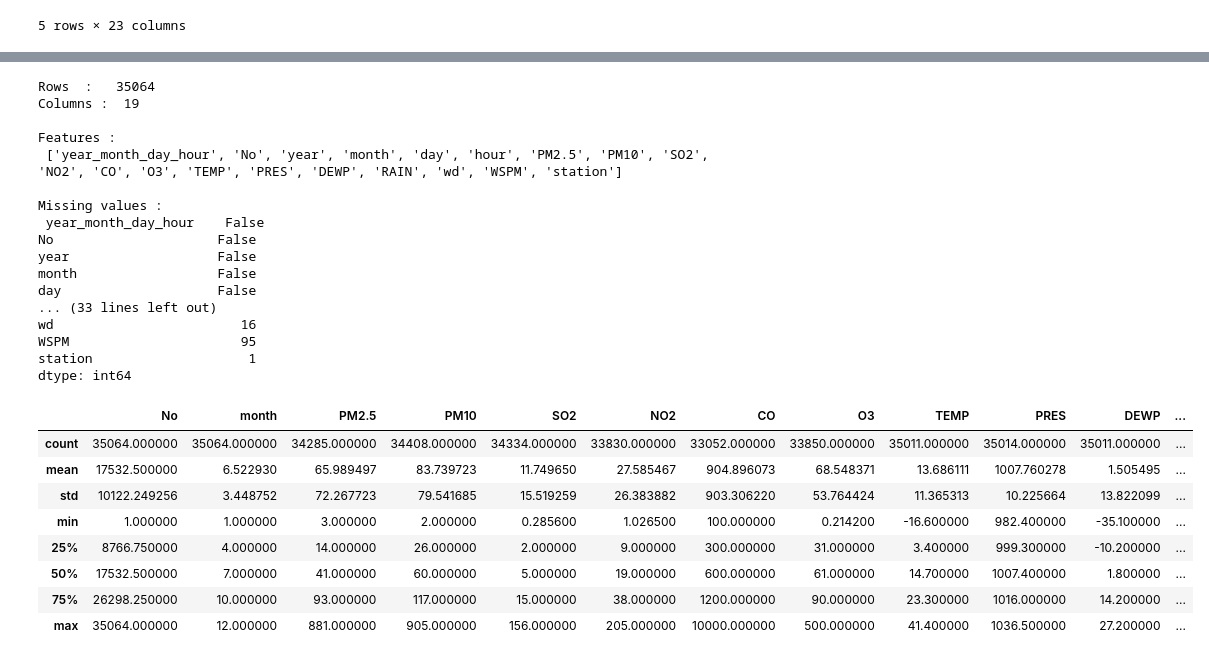
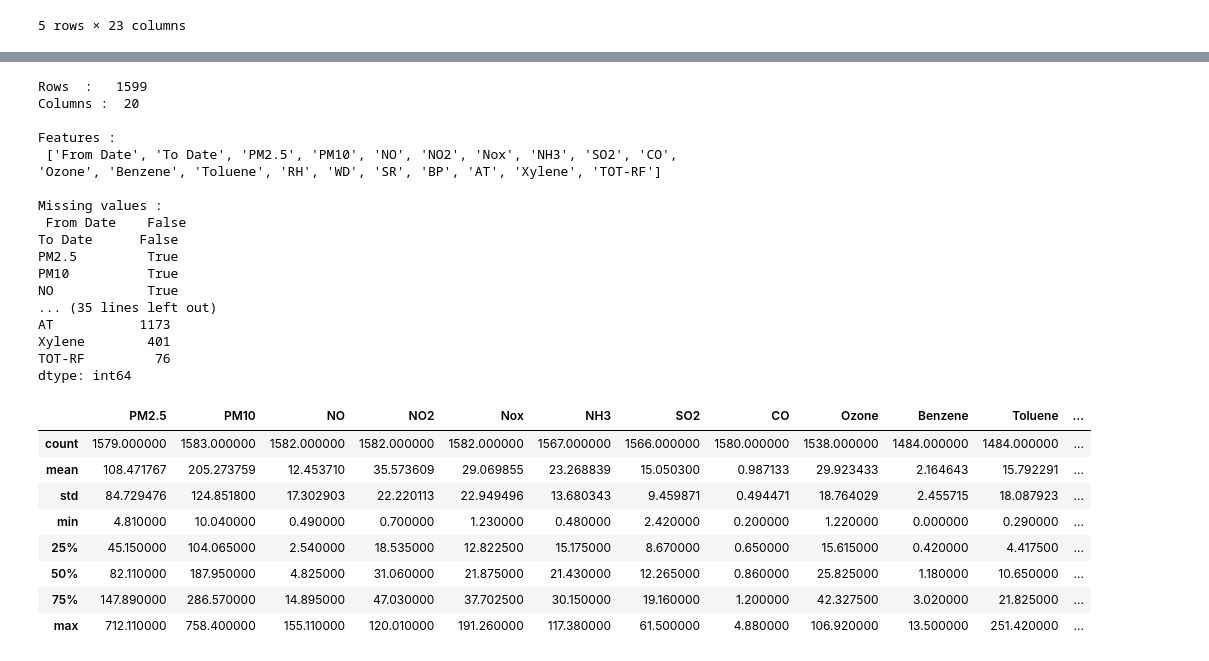
Before and after one commit to TheNobody-12/Ozone-Prediction-AIProject, a Jupyter notebook: TimeSeriesDataAnalysis.ipynb, the cells around one changed output, grey strips where cells are left out. Saved outputs shown, nothing was run; the diff lists cells and outputs as text; code cells hidden in the pictures.

```diff
--- a/TimeSeriesDataAnalysis.ipynb
+++ b/TimeSeriesDataAnalysis.ipynb
@@ -16,7 +19,7 @@ mpl.rcParams['figure.figsize'] = (8,6)
 mpl.rcParams['axes.grid'] = False
 # %%
 # path = download('https://archive.ics.uci.edu/ml/machine-learning-databases/00501/PRSA2017_Data_20130301-20170228.zip','/tmp/aq',kind="zip")
-data = pd.read_excel('/content/FinalData-Alipur.xlsx')
+data = pd.read_excel('FinalData-Alipur.xlsx')
 # %%
 # !ls -alrt /tmp/aq/PRSA_Data_20130301-20170228/
 # %%
@@ -34,0 +45,10 @@ df.head()
+# %%
+num_cols = ['PM2.5', 'PM10', 'NO', 'NO2', 'Nox', 'NH3',
+       'SO2', 'CO', 'Ozone', 'Benzene', 'Toluene', 'Eth-Benzene', 'MP-Xylene',
+       'RH', 'WD', 'SR', 'BP', 'AT', 'RF', 'Xylene']
+# Replace String "None" with NaN
+df = df.replace('None', np.nan)
+# iterate through the columns and convert to float
+for col in num_cols:
+    df[col] = df[col].astype(float)
+df.head()
@@ -70,0 +83,6 @@ aq_df.head()
+# %%
+# Convert the date column to datetime
+# datae
+df['From Date'] = df['From Date'].apply(lambda x: datetime.strptime(x, '%d-%m-%Y %H:%M'))
+df['To Date'] = df['To Date'].apply(lambda x: datetime.strptime(x, '%d-%m-%Y %H:%M'))
+df.head()
@@ -112,0 +141,4 @@ aq_df['month'] = pd.to_numeric(aq_df['month'])
+# %%
+# drop the columns with more than 50% missing values
+df = df.drop(['MP-Xylene','Eth-Benzene','RF'], axis=1)
+df.head()
@@ -113,37 +172,37 @@ aq_df['month'] = pd.to_numeric(aq_df['month'])
 # %%
-print("Rows  :  ",aq_df.shape[0])
-print("Columns : ",aq_df.shape[1])
-print("\nFeatures : \n",aq_df.columns.tolist())
-print("\nMissing values : \n",aq_df.isnull().any())
-print("\nUnique values : \n",aq_df.nunique())
+print("Rows  :  ",df.shape[0])
+print("Columns : ",df.shape[1])
+print("\nFeatures : \n",df.columns.tolist())
+print("\nMissing values : \n",df.isnull().any())
+print("\nUnique values : \n",df.nunique())
 # %% [output]
-Rows  :   35064
-Columns :  19
+Rows  :   1599
+Columns :  20
 
 Features :
- ['year_month_day_hour', 'No', 'year', 'month', 'day', 'hour', 'PM2.5', 'PM10', 'SO2', 'NO2', 'CO', 'O3', 'TEMP', 'PRES', 'DEWP', 'RAIN', 'wd', 'WSPM', 'station']
+ ['From Date', 'To Date', 'PM2.5', 'PM10', 'NO', 'NO2', 'Nox', 'NH3', 'SO2', 'CO', 'Ozone', 'Benzene', 'Toluene', 'RH', 'WD', 'SR', 'BP', 'AT', 'Xylene', 'TOT-RF']
 
 Missing values :
- year_month_day_hour    False
-No                     False
-year                   False
-month                  False
-day                    False
-... (33 lines left out)
-wd                        16
-WSPM                      95
-station                    1
+ From Date    False
+To Date      False
+PM2.5         True
+PM10          True
+NO            True
+... (35 lines left out)
+AT           1173
+Xylene        401
+TOT-RF         76
 dtype: int64
 # %%
-aq_df.describe()
+df.describe()
 # %% [output]
-|  | No | month | PM2.5 | PM10 | SO2 | NO2 | CO | O3 | TEMP | PRES | DEWP | ... |
-| count | 35064.000000 | 35064.000000 | 34285.000000 | 34408.000000 | 34334.000000 | 33830.000000 | 33052.000000 | 33850.000000 | 35011.000000 | 35014.000000 | 35011.000000 | ... |
-| mean | 17532.500000 | 6.522930 | 65.989497 | 83.739723 | 11.749650 | 27.585467 | 904.896073 | 68.548371 | 13.686111 | 1007.760278 | 1.505495 | ... |
-| std | 10122.249256 | 3.448752 | 72.267723 | 79.541685 | 15.519259 | 26.383882 | 903.306220 | 53.764424 | 11.365313 | 10.225664 | 13.822099 | ... |
-| min | 1.000000 | 1.000000 | 3.000000 | 2.000000 | 0.285600 | 1.026500 | 100.000000 | 0.214200 | -16.600000 | 982.400000 | -35.100000 | ... |
-| 25% | 8766.750000 | 4.000000 | 14.000000 | 26.000000 | 2.000000 | 9.000000 | 300.000000 | 31.000000 | 3.400000 | 999.300000 | -10.200000 | ... |
-| 50% | 17532.500000 | 7.000000 | 41.000000 | 60.000000 | 5.000000 | 19.000000 | 600.000000 | 61.000000 | 14.700000 | 1007.400000 | 1.800000 | ... |
-| 75% | 26298.250000 | 10.000000 | 93.000000 | 117.000000 | 15.000000 | 38.000000 | 1200.000000 | 90.000000 | 23.300000 | 1016.000000 | 14.200000 | ... |
-| max | 35064.000000 | 12.000000 | 881.000000 | 905.000000 | 156.000000 | 205.000000 | 10000.000000 | 500.000000 | 41.400000 | 1036.500000 | 27.200000 | ... |
+|  | PM2.5 | PM10 | NO | NO2 | Nox | NH3 | SO2 | CO | Ozone | Benzene | Toluene | ... |
+| count | 1579.000000 | 1583.000000 | 1582.000000 | 1582.000000 | 1582.000000 | 1567.000000 | 1566.000000 | 1580.000000 | 1538.000000 | 1484.000000 | 1484.000000 | ... |
+| mean | 108.471767 | 205.273759 | 12.453710 | 35.573609 | 29.069855 | 23.268839 | 15.050300 | 0.987133 | 29.923433 | 2.164643 | 15.792291 | ... |
+| std | 84.729476 | 124.851800 | 17.302903 | 22.220113 | 22.949496 | 13.680343 | 9.459871 | 0.494471 | 18.764029 | 2.455715 | 18.087923 | ... |
+| min | 4.810000 | 10.040000 | 0.490000 | 0.700000 | 1.230000 | 0.480000 | 2.420000 | 0.200000 | 1.220000 | 0.000000 | 0.290000 | ... |
+| 25% | 45.150000 | 104.065000 | 2.540000 | 18.535000 | 12.822500 | 15.175000 | 8.670000 | 0.650000 | 15.615000 | 0.420000 | 4.417500 | ... |
+| 50% | 82.110000 | 187.950000 | 4.825000 | 31.060000 | 21.875000 | 21.430000 | 12.265000 | 0.860000 | 25.825000 | 1.180000 | 10.650000 | ... |
+| 75% | 147.890000 | 286.570000 | 14.895000 | 47.030000 | 37.702500 | 30.150000 | 19.160000 | 1.200000 | 42.327500 | 3.020000 | 21.825000 | ... |
+| max | 712.110000 | 758.400000 | 155.110000 | 120.010000 | 191.260000 | 117.380000 | 61.500000 | 4.880000 | 106.920000 | 13.500000 | 251.420000 | ... |
 # %%
```
Also changed, not shown: parts of 29 cells of this notebook, 1 other file.
